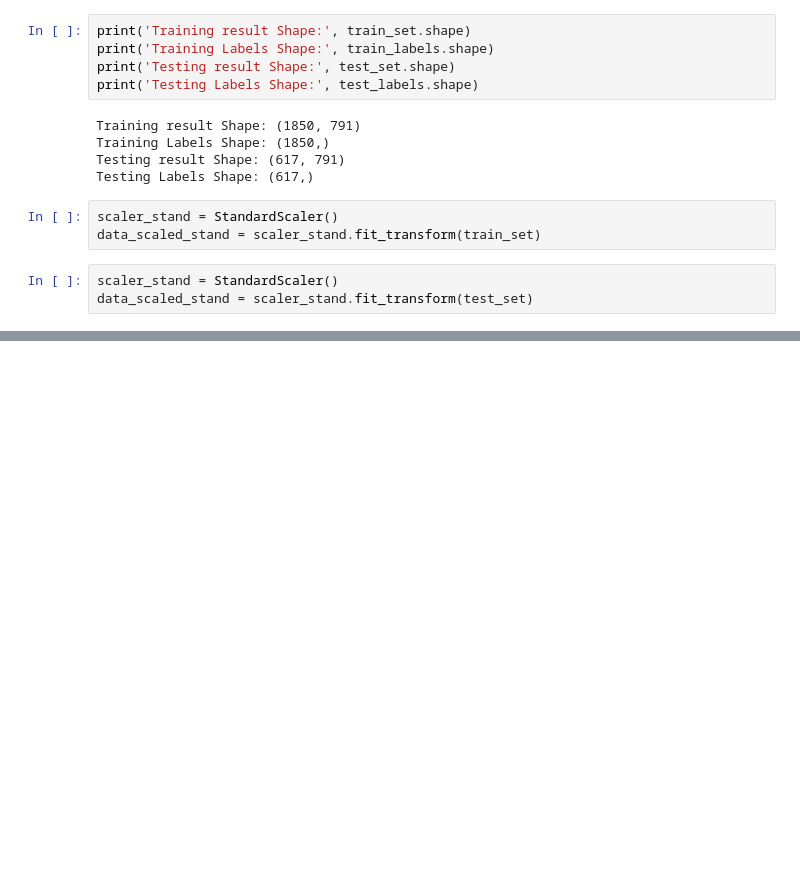
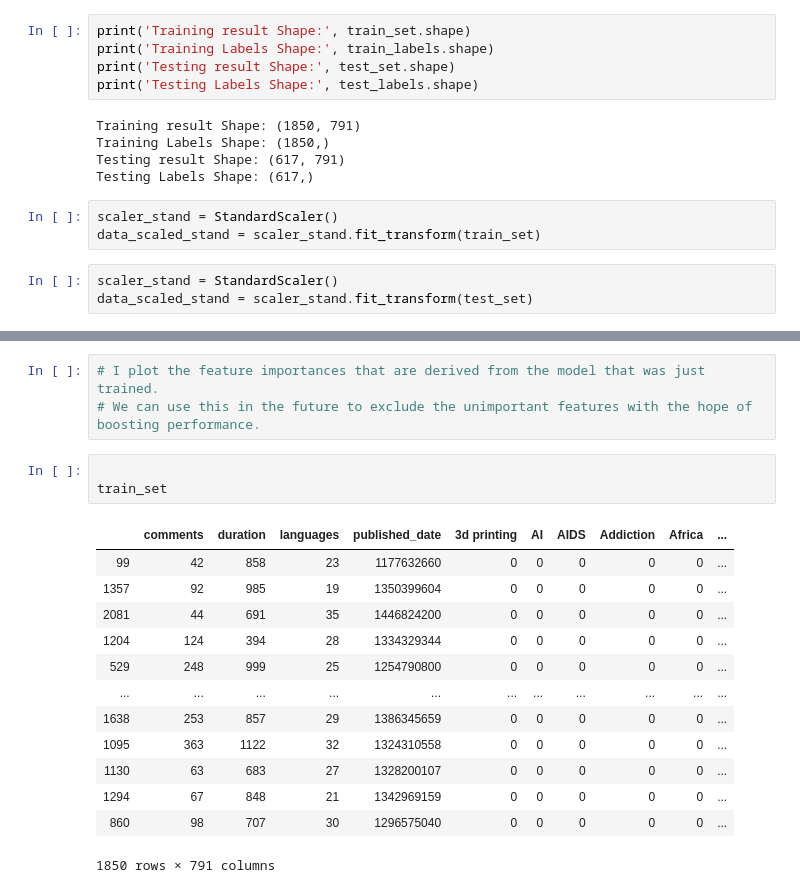
Before and after one commit to Avisikta-Majumdar/TedTalksAnalysis, a Jupyter notebook: Abdul's notebook 2.ipynb, the cells around one changed output, grey strips where cells are left out. Cells and saved outputs as stored; diff of their text form; blank space fills up the shorter version.

```diff
--- a/Abdul's notebook 2.ipynb
+++ b/Abdul's notebook 2.ipynb
@@ -344,0 +402,20 @@ Accuracy: 69.61 %.
+# %%
+# I plot the feature importances that are derived from the model that was just trained.
+# We can use this in the future to exclude the unimportant features with the hope of boosting performance.
+# %%
+
+train_set
+# %% [output]
+|  | comments | duration | languages | published_date | 3d printing | AI | AIDS | Addiction | Africa | ... |
+| 99 | 42 | 858 | 23 | 1177632660 | 0 | 0 | 0 | 0 | 0 | ... |
+| 1357 | 92 | 985 | 19 | 1350399604 | 0 | 0 | 0 | 0 | 0 | ... |
+| 2081 | 44 | 691 | 35 | 1446824200 | 0 | 0 | 0 | 0 | 0 | ... |
+| 1204 | 124 | 394 | 28 | 1334329344 | 0 | 0 | 0 | 0 | 0 | ... |
+| 529 | 248 | 999 | 25 | 1254790800 | 0 | 0 | 0 | 0 | 0 | ... |
+| ... | ... | ... | ... | ... | ... | ... | ... | ... | ... | ... |
+| 1638 | 253 | 857 | 29 | 1386345659 | 0 | 0 | 0 | 0 | 0 | ... |
+| 1095 | 363 | 1122 | 32 | 1324310558 | 0 | 0 | 0 | 0 | 0 | ... |
+| 1130 | 63 | 683 | 27 | 1328200107 | 0 | 0 | 0 | 0 | 0 | ... |
+| 1294 | 67 | 848 | 21 | 1342969159 | 0 | 0 | 0 | 0 | 0 | ... |
+| 860 | 98 | 707 | 30 | 1296575040 | 0 | 0 | 0 | 0 | 0 | ... |
+1850 rows × 791 columns
```
Also changed, not shown: parts of 10 cells of this notebook, 5 other files.
